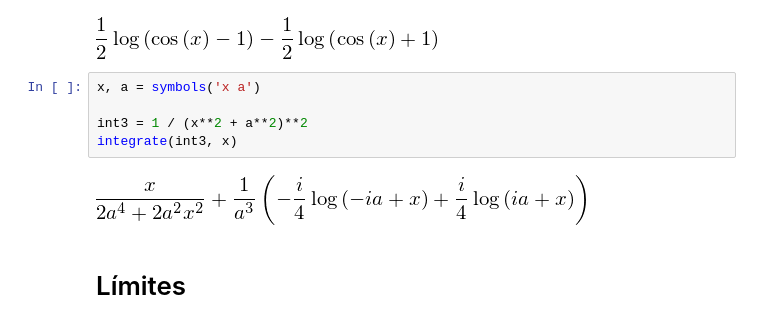
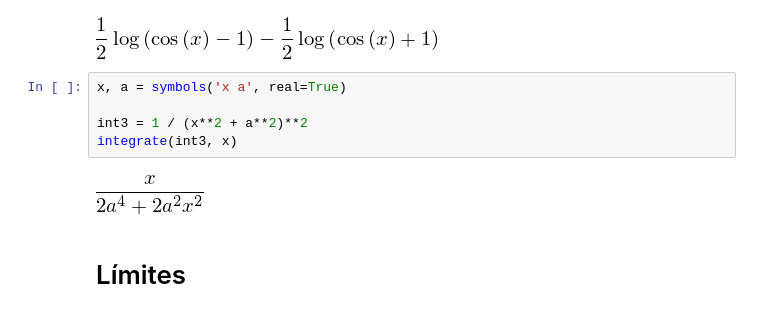
Before and after one commit to AeroPython/Curso_AeroPython, a Jupyter notebook: Notebooks/Clase5a_SymPy.ipynb, the cells around one changed output. Cells and saved outputs as stored; diff of their text form.

```diff
--- a/Notebooks/Clase5a_SymPy.ipynb
+++ b/Notebooks/Clase5a_SymPy.ipynb
@@ -404,12 +421,12 @@ integrate(int2)
 # %% [output]
 [figure]
 # %%
-x, a = symbols('x a')
+x, a = symbols('x a', real=True)
 
 int3 = 1 / (x**2 + a**2)**2
 integrate(int3, x)
 # %% [output]
-[figure, old version]
+[figure, new version]
 # %% [markdown]
 # Límites
 # %% [markdown]
```
Also changed, not shown: parts of 95 cells of this notebook.
